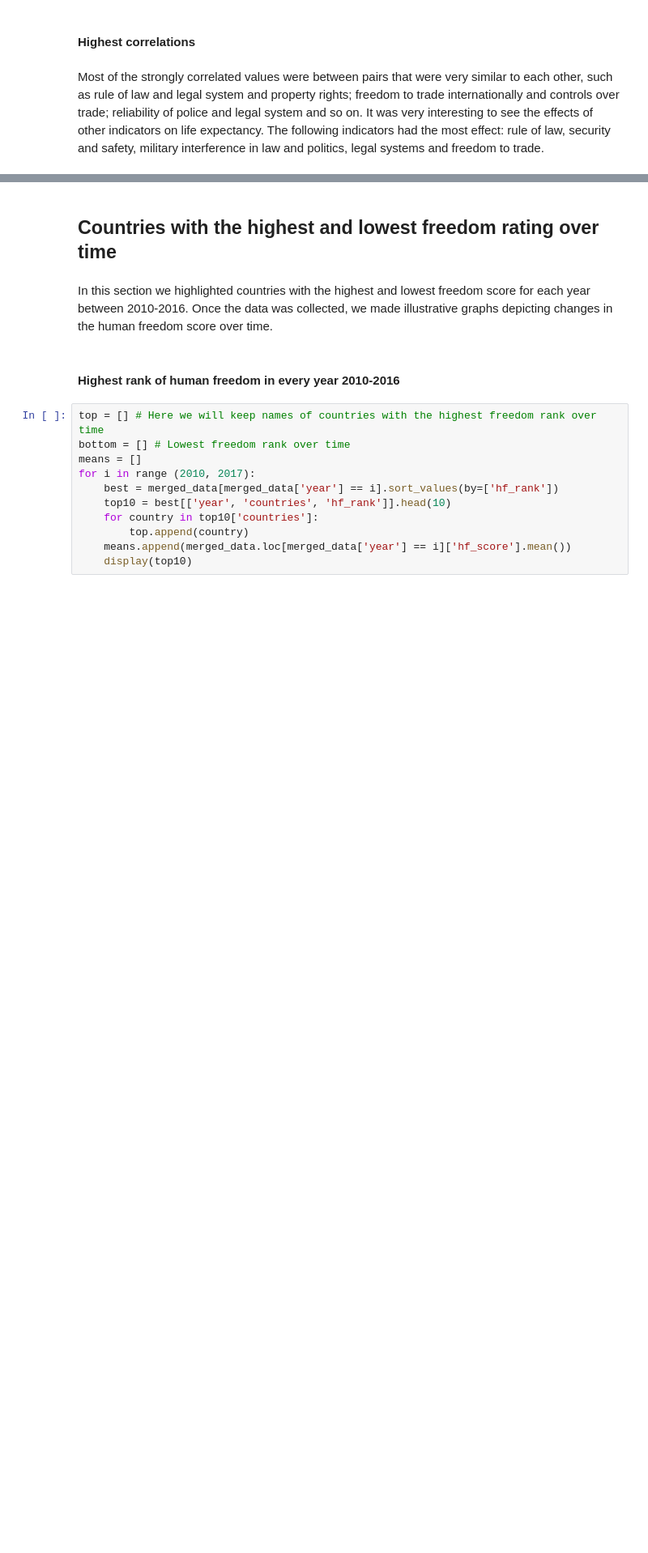
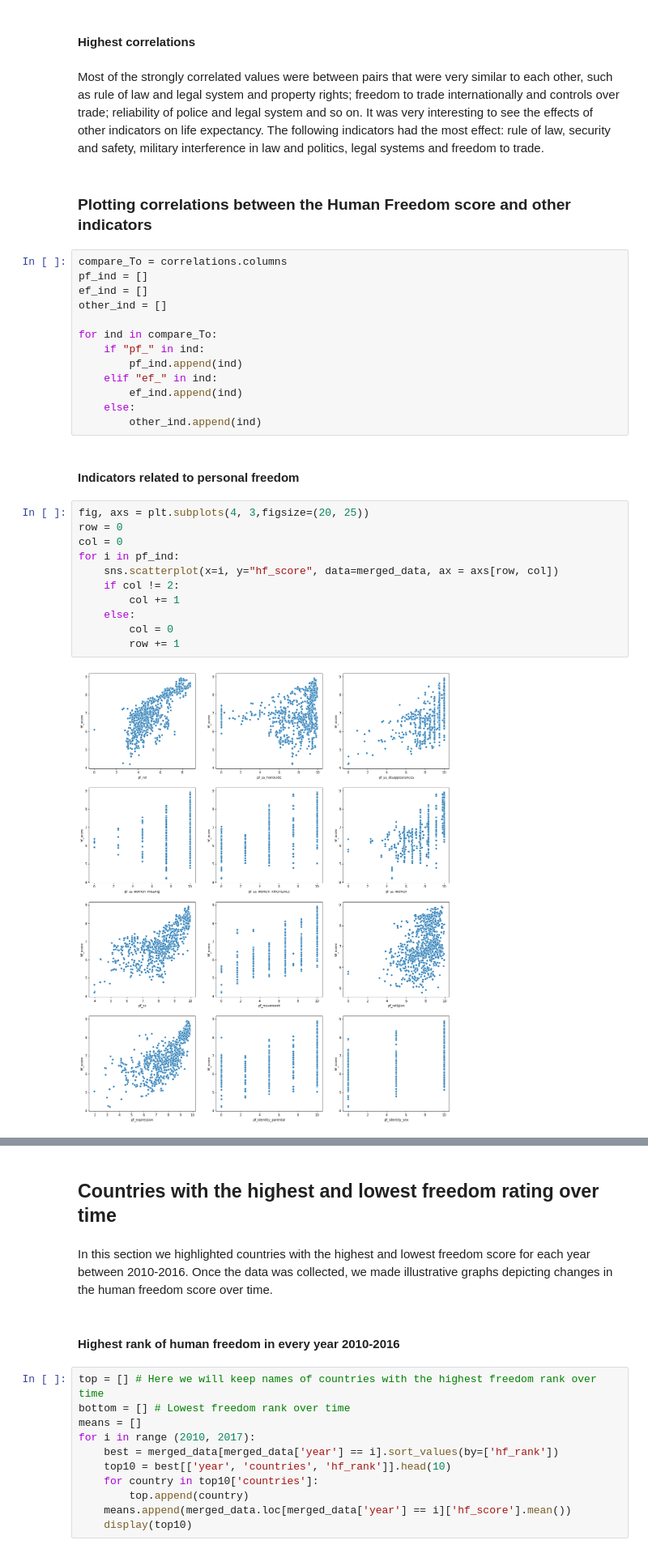
Before and after one commit to allikkil/DataSc-project, a Jupyter notebook: Project W4 Kaggle-Human Freedom.ipynb, the cells around one changed output, grey strips where cells are left out. Shown at 81% size. Drawn from its saved outputs; the diff is of its cells as text; blank space fills up the shorter version.

```diff
--- a/Project W4 Kaggle-Human Freedom.ipynb
+++ b/Project W4 Kaggle-Human Freedom.ipynb
@@ -204,3 +204,33 @@ ax = ax.set_ylim(bottom + 0.5, top - 0.5) # This prevents top and bottom values
 #### Highest correlations
 # %% [markdown]
 Most of the strongly correlated values were between pairs that were very similar to each other, such as rule of law and legal system and property rights; freedom to trade internationally and controls over trade; reliability of police and legal system and so on. It was very interesting to see the effects of other indicators on life expectancy. The following indicators had the most effect: rule of law, security and safety, military interference in law and politics, legal systems and freedom to trade.
+# %% [markdown]
+### Plotting correlations between the Human Freedom score and other indicators
+# %%
+compare_To = correlations.columns
+pf_ind = []
+ef_ind = []
+other_ind = []
+
+for ind in compare_To:
+    if "pf_" in ind:
+        pf_ind.append(ind)
+    elif "ef_" in ind:
+        ef_ind.append(ind)
+    else:
+        other_ind.append(ind)
+# %% [markdown]
+#### Indicators related to personal freedom
+# %%
+fig, axs = plt.subplots(4, 3,figsize=(20, 25))
+row = 0
+col = 0
+for i in pf_ind:
+    sns.scatterplot(x=i, y="hf_score", data=merged_data, ax = axs[row, col])
+    if col != 2:
+        col += 1
+    else:
+        col = 0
+        row += 1
+# %% [output]
+[figure, added]
```
Also changed, not shown: parts of 14 cells of this notebook.
